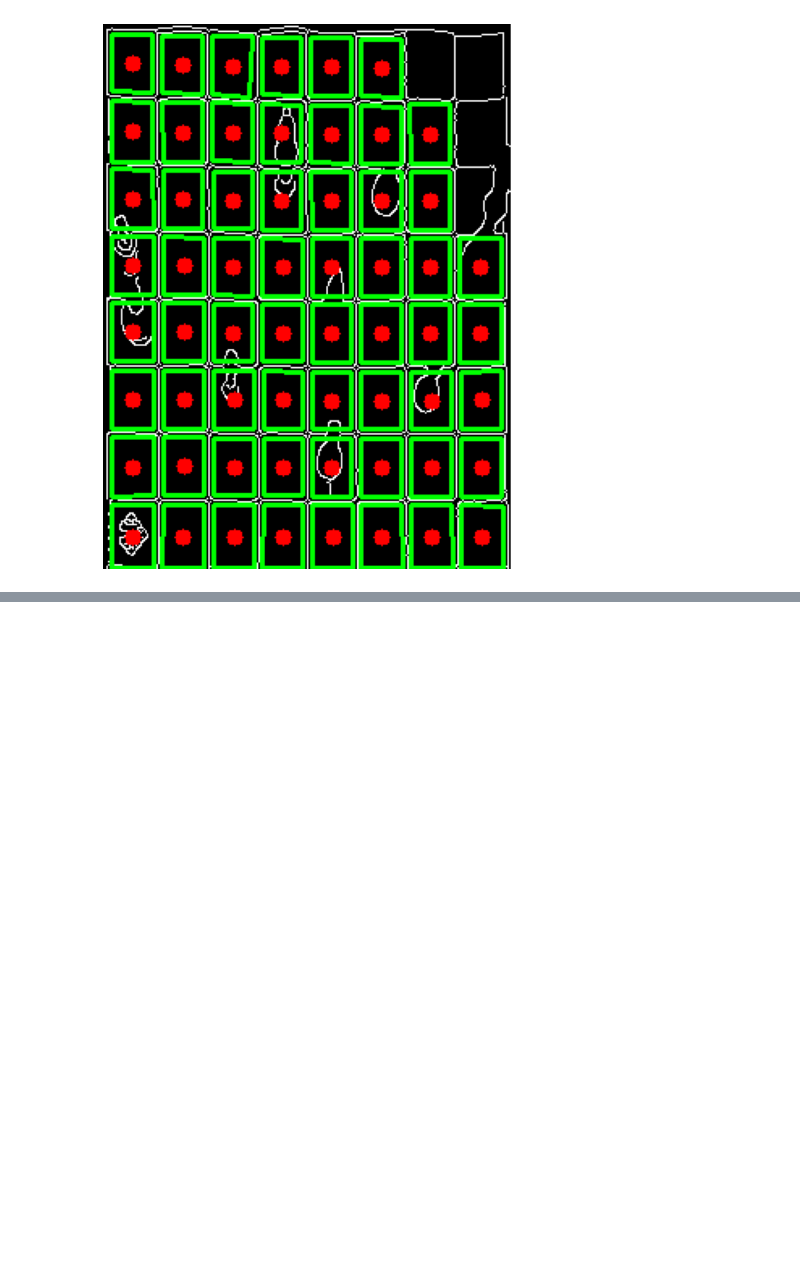
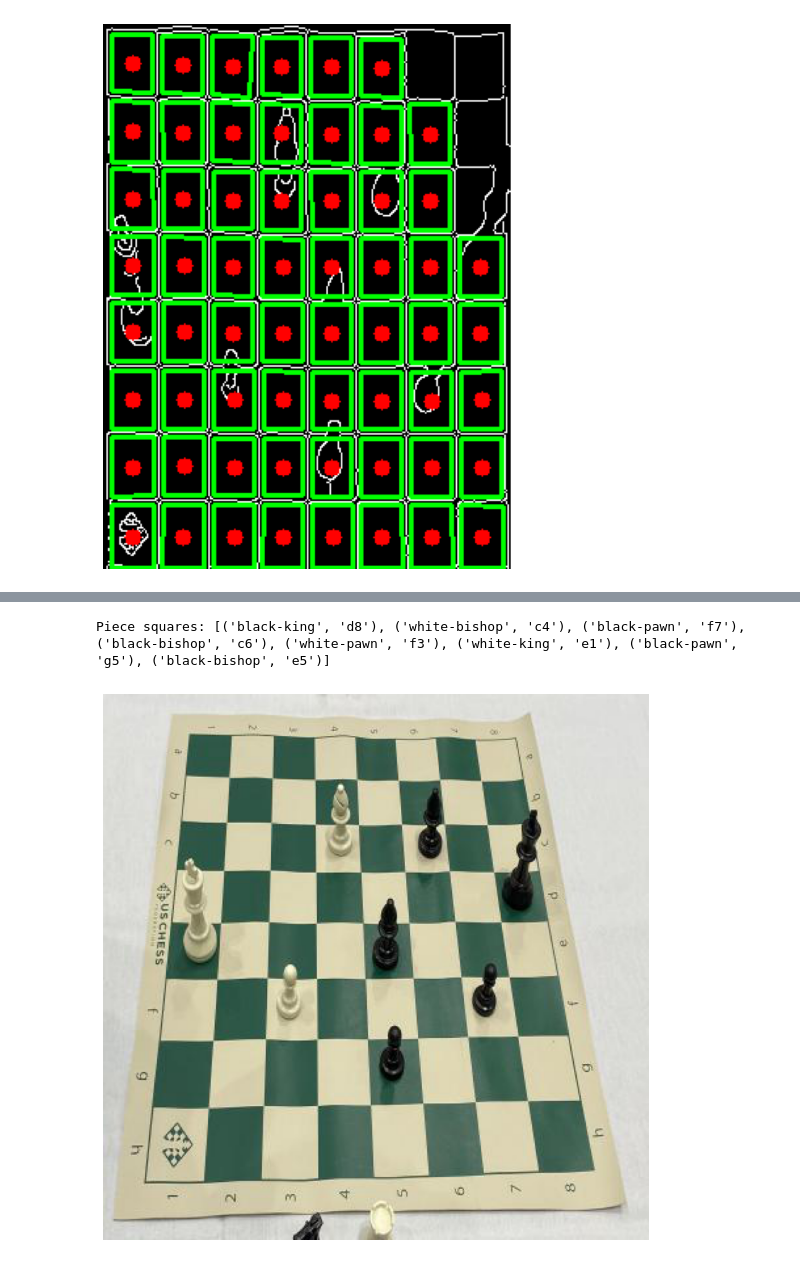
Before and after one commit to Gabp0/computer-vision, a Jupyter notebook: TF/chess-detection/chess_detect.ipynb, the cells around one changed output, grey strips where cells are left out. Saved outputs shown, nothing was run; the diff lists cells and outputs as text; code cells hidden in the pictures; blank space fills up the shorter version.

Commit message:
Assing a square to each piece.

```diff
--- a/TF/chess-detection/chess_detect.ipynb
+++ b/TF/chess-detection/chess_detect.ipynb
@@ -283,0 +284,22 @@ Inserted missing square at rows end: [233, 317]
+# %%
+# Asign a square to each detected piece
+
+piece_squares = []
+for piece, (cx, cy) in detected_pieces:
+    closest_square = None
+    for r, row in enumerate(board_rows):
+        for c, square in enumerate(row):
+            dist = np.sqrt((cx - square[0]) ** 2 + (cy - square[1]) ** 2)
+            if closest_square is None or dist < closest_square[0]:
+                closest_square = (dist, r, c)
+
+    if closest_square:
+        dist, r, c = closest_square
+        square_string = f"{chr(97 + r)}{1 + c}"
+        piece_squares.append((piece, square_string))
+
+print("Piece squares:", piece_squares)
+show_image(image)
+# %% [output]
+Piece squares: [('black-king', 'd8'), ('white-bishop', 'c4'), ('black-pawn', 'f7'), ('black-bishop', 'c6'), ('white-pawn', 'f3'), ('white-king', 'e1'), ('black-pawn', 'g5'), ('black-bishop', 'e5')]
+[figure, added]
```
Also changed, not shown: parts of 3 cells of this notebook.
